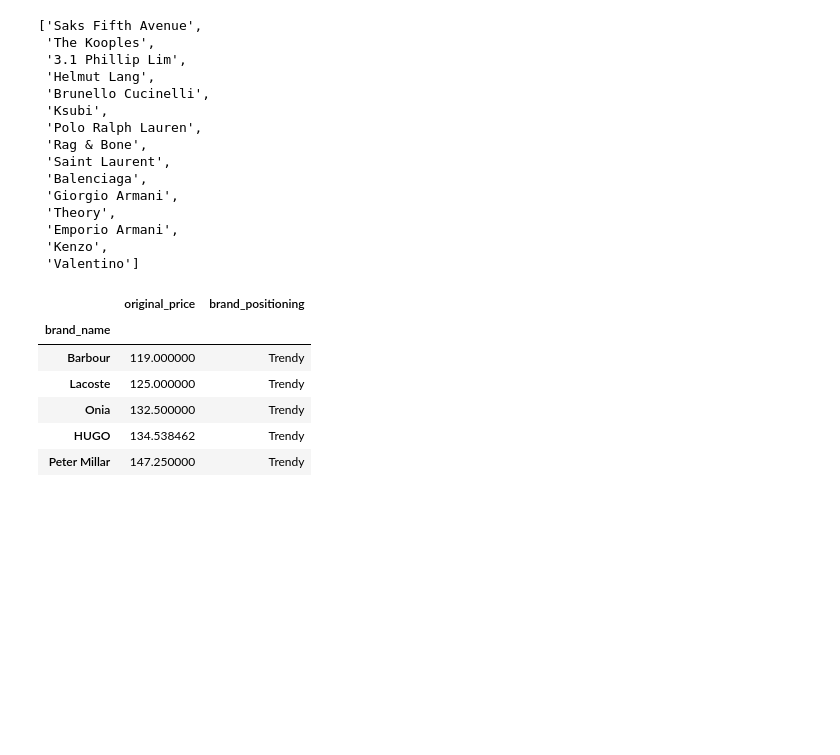
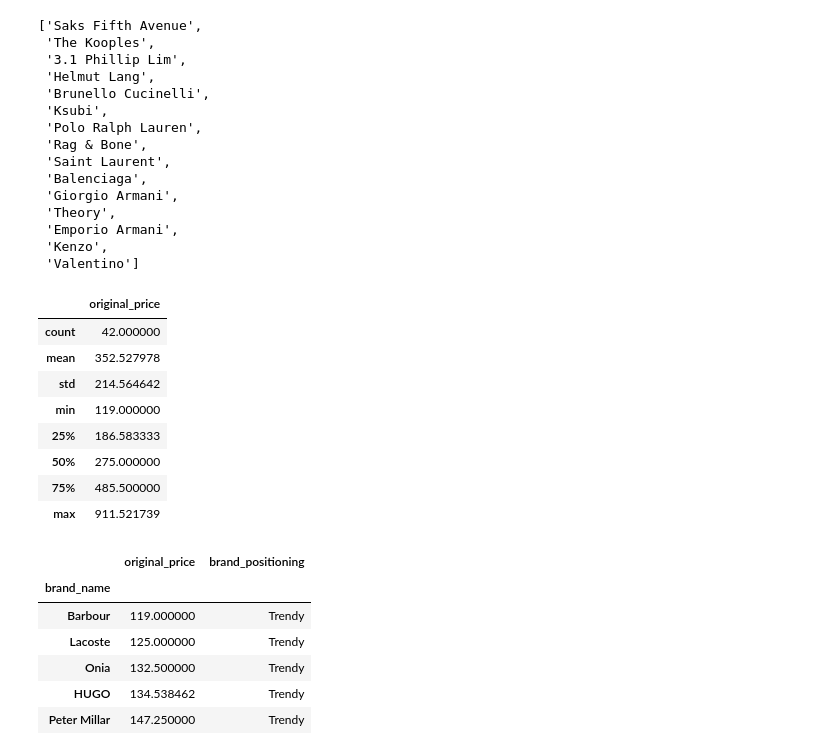
Before and after one commit to chuntao20/webscrap_discount, a Jupyter notebook: discount_strategy_analysis.ipynb, the cells around one changed output. Saved outputs shown, nothing was run; the diff lists cells and outputs as text; code cells hidden in the pictures; blank space fills up the shorter version.

```diff
--- a/discount_strategy_analysis.ipynb
+++ b/discount_strategy_analysis.ipynb
@@ -171,3 +169,15 @@ uni_brand_price = saks_uni.groupby('brand_name').mean()[['original_price']].sort
+# %%
+men_brand_price.describe()
+# %% [output]
+|  | original_price |
+| count | 42.000000 |
+| mean | 352.527978 |
+| std | 214.564642 |
+| min | 119.000000 |
+| 25% | 186.583333 |
+| 50% | 275.000000 |
+| 75% | 485.500000 |
+| max | 911.521739 |
 # %%
 men_brand_price.loc[men_brand_price['original_price']<=186,'brand_positioning'] = 'Trendy'
 men_brand_price.loc[(men_brand_price['original_price']>186) & (men_brand_price['original_price']<485),'brand_positioning'] = 'Contemporary'
```
Also changed, not shown: parts of 33 cells of this notebook, 3 other files.
